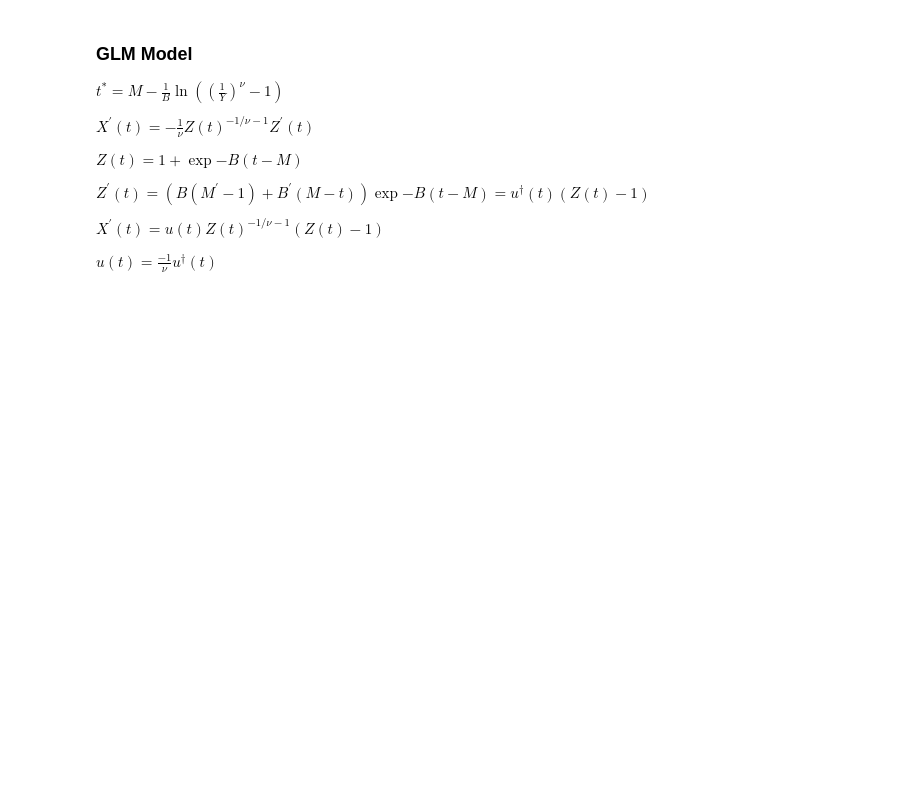
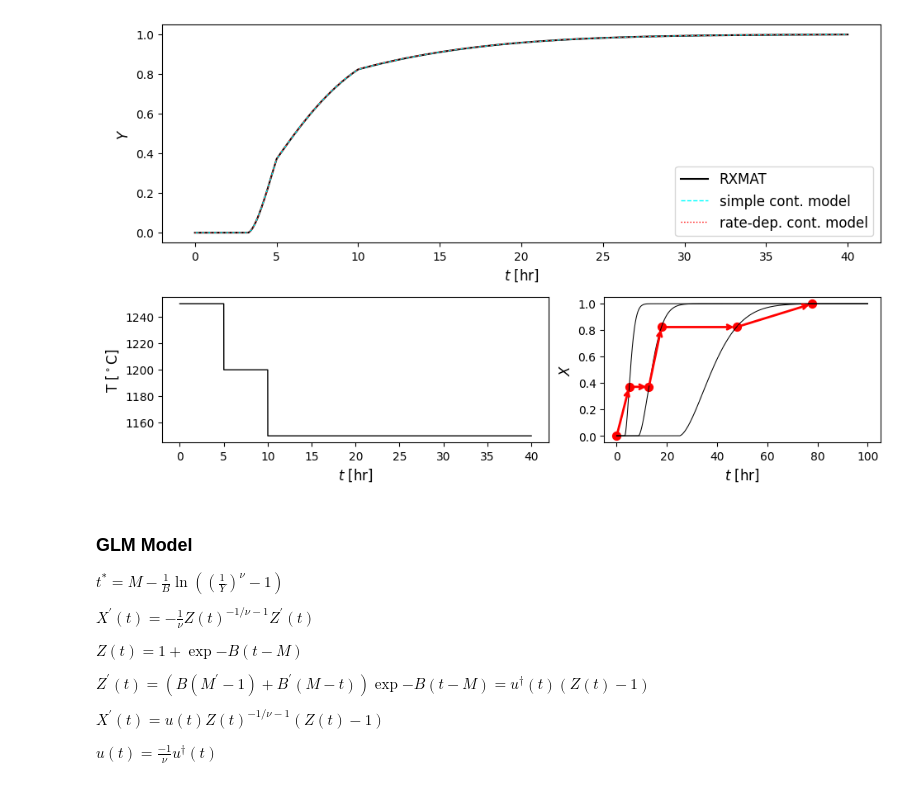
Before and after one commit to ml-ME-gatech/modeling_tungsten, a Jupyter notebook: recrystallization/non-isothermal_rx.ipynb, the cells around one changed output. Saved outputs shown, nothing was run; the diff lists cells and outputs as text; code cells hidden in the pictures; blank space fills up the shorter version.

```diff
--- a/recrystallization/non-isothermal_rx.ipynb
+++ b/recrystallization/non-isothermal_rx.ipynb
@@ -153,3 +281,94 @@ fig.tight_layout()
+# %%
+t_1 = 5.0*3600
+t_2 = 10.0*3600
+t_3 = 40.0*3600
+T1 = 1250.0 + 273.15
+T2 = 1200.0 + 273.15
+T3 = 1150. + 273.15
+
+def jump_temperature(t: float):
+
+    if t < t_1:
+        return T1
+    elif t > t_1 and t < t_2:
+        return T2
+    else:
+        return T3
+
+with open('.model/JMAK_alfonso_data_hr_robust weighted.pkl','rb') as f:
+    jmak_model = pickle.load(f)
+
+t_eval = np.linspace(0,t_3,100000)
+
+fig,axes = plt.subplot_mosaic("""
+                              AAAAAAA
+                              BBBBCCC
+                              """,
+                              height_ratios= [1.5,1],
+                              figsize = (9.25,5.75))
+
+axes = np.array(list(axes.values()))
+
+# plot overall recrystillization profiles
+Y_disc = nonisothermal_jmak_rxmat_integration(t_eval,np.array([jump_temperature(t) for t in t_eval]),jmak_model)
+axes[0].plot(t_eval/3600,Y_disc,lw = 1.5,color = 'k',ls = '-', label = 'RXMAT')
+
+Y_cont1 = nonisothermal_jmak_rx_integration_simple(t_eval,jump_temperature,jmak_model)
+axes[0].plot(t_eval/3600,Y_cont1,lw = 1,color = 'cyan',ls = '--', label = 'simple cont. model')
+
+Y_cont2 = nonisothermal_jmak_rx_integration(t_eval,jump_temperature,lambda x: 0,jmak_model)
+axes[0].plot(t_eval/3600,Y_cont2,lw = 1,color = 'red',ls = ':', label = 'rate-dep. cont. model')
+
+#plot the temperature profile
+axes[1].plot(t_eval/3600,[jump_temperature(t) - 273.15 for t in t_eval],lw = 1,color = 'k',ls = '-')
+axes[1].set_ylabel(r'T [$^\circ$C]',fontsize = 12)
+axes[1].set_xlabel(r'$t$ [hr]',fontsize = 12)
+
+t_eval = np.linspace(0,100*3600,100000)
+#plot the isothermal models and note the "jump" points between rates
+X = jmak_model.predict(np.array([[t_1,T1]])).squeeze()
+Xp = jmak_model.predict(np.array([t_eval,np.ones_like(t_eval)*T1]).T)
+axes[2].scatter(t_1/3600,X,marker = 'o',color = 'red',s = 50)
+axes[2].scatter(0.0,0.0,marker = 'o',color = 'red',s = 50)
+axes[2].plot(t_eval/3600,Xp,lw = 0.75,color = 'k',ls = '-')
+axes[2].annotate('', xy=(t_1/3600, X), xytext=(0.0,0.0),
+                    arrowprops=dict(arrowstyle='->', color='red',lw = 2.0))
+
+a1,b1 = jmak_model.ap1.params
+a2,b2 = jmak_model.ap2.params
+n = jmak_model.n
+
+t_old = t_1
+for dt,TT in zip([t_2 - t_1,t_3 - t_2],[T2,T3]):
+    bb = math.exp(a1 + b1/TT)
+    tinc = math.exp(a2 + b2/TT)
+
+    t_equiv = 1./bb*np.log(1./(1. - X))**(1./n)
+    t_current = dt + t_equiv
+    axes[2].scatter((t_equiv + tinc)/3600,X,marker = 'o',color = 'red',s = 50)
+
+    axes[2].annotate('', xy=((t_equiv + tinc)/3600, X), xytext=(t_old/3600, X),
+                     arrowprops=dict(arrowstyle='->', color='red',lw = 2.0))
+
+    Xnew = 1. - math.exp(-(bb**n)*t_current**n)
+
+    axes[2].scatter((t_current + tinc)/3600,Xnew,marker = 'o',color = 'red',s = 50)
+    Xp = jmak_model.predict(np.array([t_eval,np.ones_like(t_eval)*TT]).T)
+    axes[2].plot(t_eval/3600,Xp,lw = 0.75,color = 'k',ls = '-')
+    axes[2].annotate('', xy=((t_current + tinc)/3600, Xnew), xytext=((t_equiv + tinc)/3600, X),
+                     arrowprops=dict(arrowstyle='->', color='red',lw = 2.0))
+    X = Xnew
+    t_old = t_current + tinc
+
+axes[0].set_xlabel(r'$t$ [hr]',fontsize = 12)
+axes[0].set_ylabel(r'$Y$',fontsize = 12)
+axes[2].set_xlabel(r'$t$ [hr]',fontsize = 12)
+axes[2].set_ylabel(r'$X$',fontsize = 12)
+axes[0].legend(fontsize = 12)
+
+fig.subplots_adjust(hspace = 0.3,top = 0.98,right = 0.99,left = 0.05,bottom = 0.1,wspace = 1.0)
+# %% [output]
+[figure, added]
 # %% [markdown]
 ### GLM Model
 
```
Also changed, not shown: parts of 8 cells of this notebook, 3 other files.
